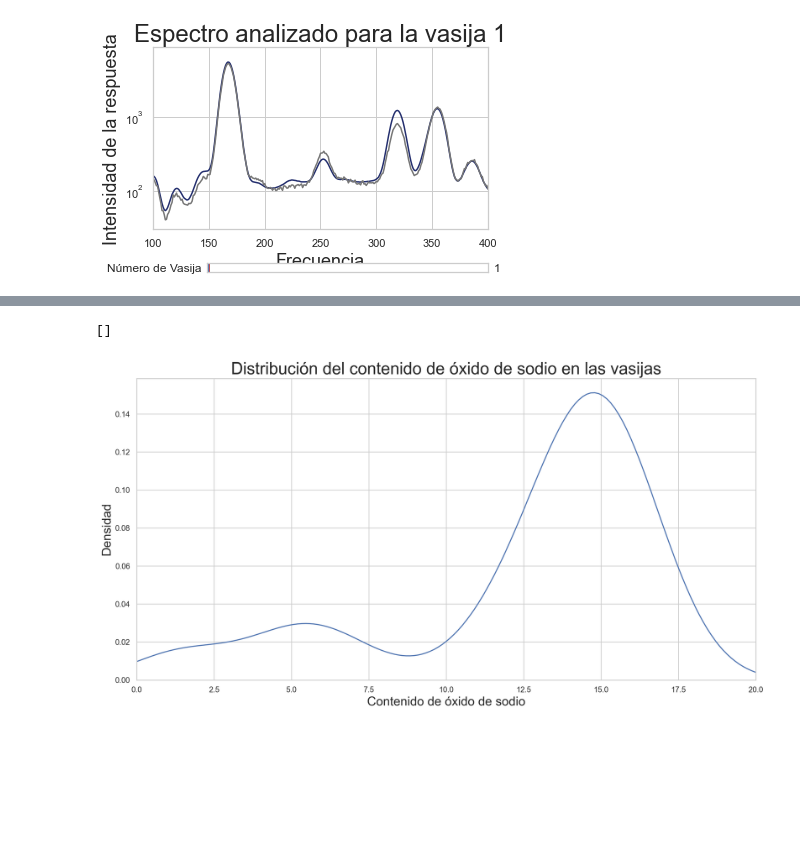
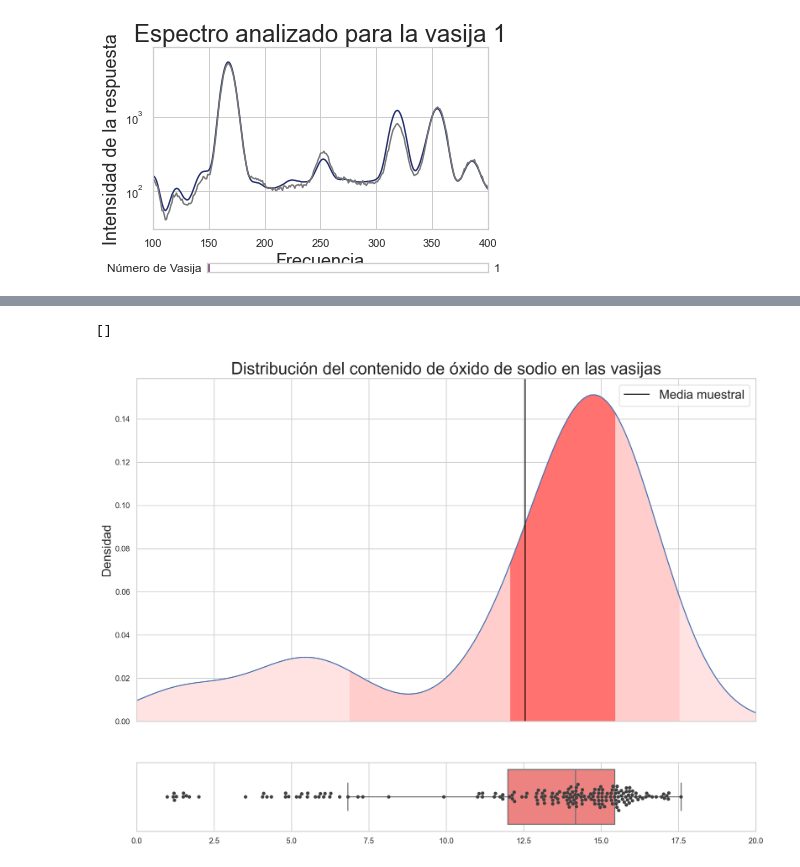
Before and after one commit to Lukas-De-Angelis-Riva/Aprendizaje-estadistico, a Jupyter notebook: trabajo_practico3/src/Visualizacion.ipynb, the cells around one changed output, grey strips where cells are left out. Drawn from its saved outputs; the diff is of its cells as text; code cells hidden in the pictures; blank space fills up the shorter version.

```diff
--- a/trabajo_practico3/src/Visualizacion.ipynb
+++ b/trabajo_practico3/src/Visualizacion.ipynb
@@ -166,18 +220,35 @@ plt.plot()
 # %%
 sns.set_theme(style="whitegrid")
 
-fig, ax = plt.subplots(nrows=1, ncols=1, dpi=200, figsize=(16, 8))
+fig, (ax_dty, ax_box) = plt.subplots(nrows=2, ncols=1, dpi=200, figsize=(16, 12), sharex=True, gridspec_kw={'height_ratios': [5, 1]})
 
-plt.title('Distribución del contenido de óxido de sodio en las vasijas', fontsize=24)
+sns.boxplot(x=np.array(dfY['Y']), ax=ax_box, orient="h", fliersize=0, palette=['#FF726F'])
+sns.swarmplot(x=np.array(dfY['Y']), color=".25", ax=ax_box)
 
-sns.kdeplot(np.array(dfY['Y']), ax=ax)
+ax_dty=sns.kdeplot(np.array(dfY['Y']), ax=ax_dty)
 
-ax.set_xlim(0, 20)
-ax.set_ylabel("Densidad", fontsize=18)
-ax.set_xlabel("Contenido de óxido de sodio", fontsize=18)
+ax_dty.set_xlim(0, 20)
+ax_dty.set_ylabel("Densidad", fontsize=18)
+ax_dty.set_xlabel("Contenido de óxido de sodio", fontsize=18)
+ax_dty.set_title('Distribución del contenido de óxido de sodio en las vasijas', fontsize=24)
+
+kde_x, kde_y = ax_dty.lines[0].get_data()
+q25 = np.quantile(dfY['Y'], 0.25)
+q50 = np.quantile(dfY['Y'], 0.5)
+q75 = np.quantile(dfY['Y'], 0.75)
+minbox = max(q25 - 1.5*(q75-q25), min(dfY['Y']))
+maxbox = min(q75 + 1.5*(q75-q25), max(dfY['Y']))
+ax_dty.fill_between(kde_x, kde_y, where=(kde_x<20)&(kde_x>0),  color='#FFE3E3')
+ax_dty.fill_between(kde_x, kde_y, where=(kde_x<maxbox)&(kde_x>minbox),  color='#FFCDCC')
+ax_dty.fill_between(kde_x, kde_y, where=(kde_x<q75)&(kde_x>q25), color='#FF726F')
+
+ax_dty.axvline(x=np.mean(dfY['Y']), color="#000000", label="Media muestral")
+
+
+ax_dty.legend(fontsize=18)
 
 plt.plot()
 # %% [output]
 []
-[figure, old version]
+[figure, new version]
 # %%
```
Also changed, not shown: parts of 5 cells of this notebook, 7 other files.
